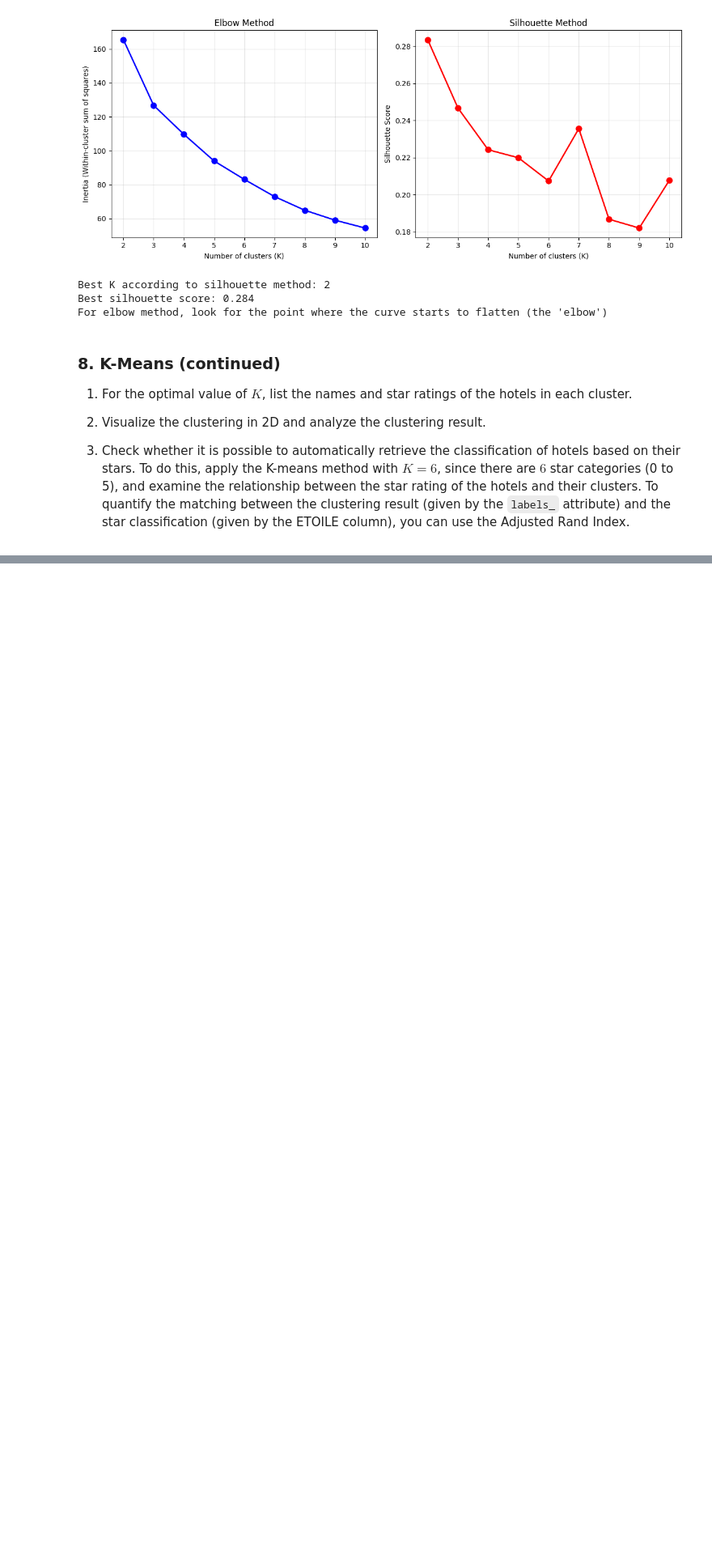
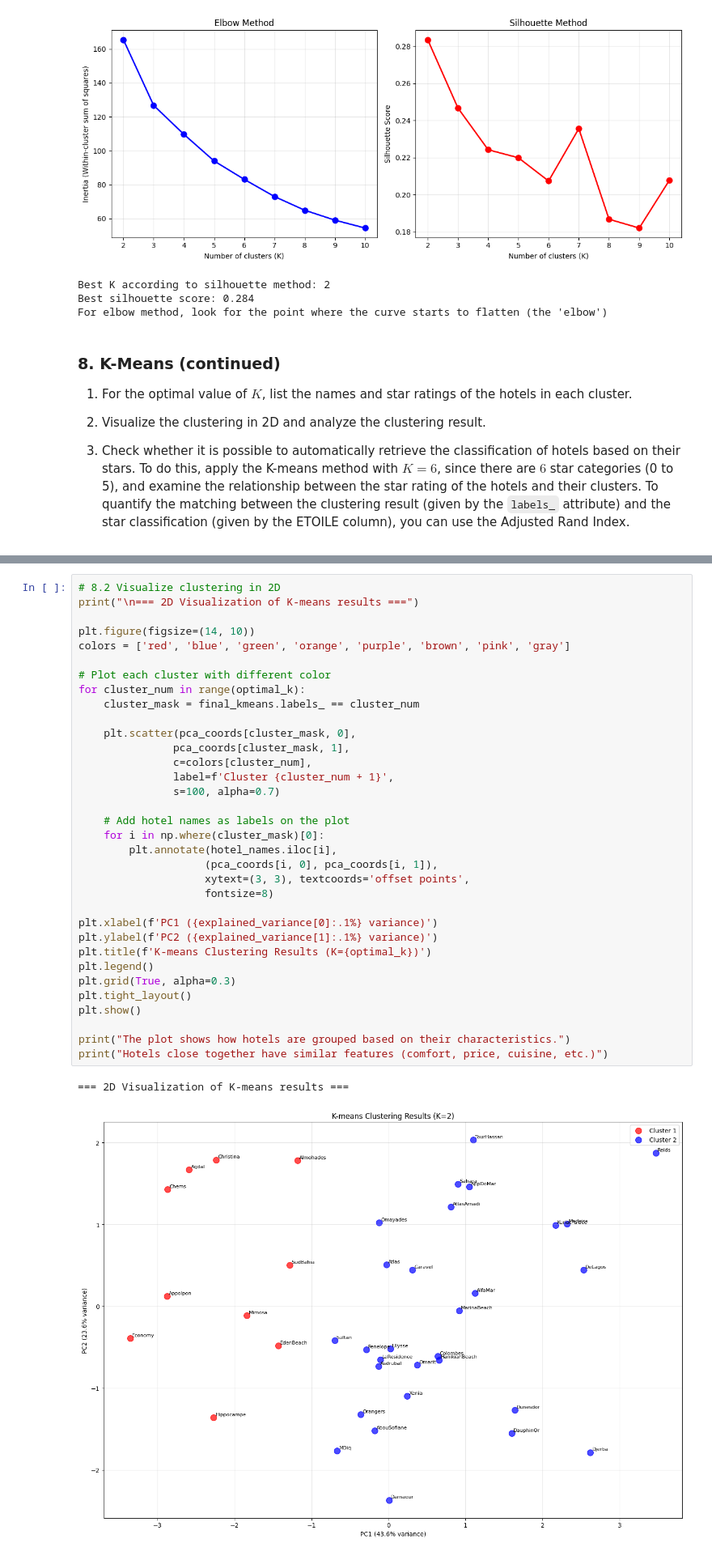
Before and after one commit to jmvilla12/apprentissage-non-supervise, a Jupyter notebook: TP2/TP_clustering_template.ipynb, the cells around one changed output, grey strips where cells are left out. Shown at 81% size. Cells and saved outputs as stored; diff of their text form; blank space fills up the shorter version.

```diff
--- a/TP2/TP_clustering_template.ipynb
+++ b/TP2/TP_clustering_template.ipynb
@@ -514,0 +574,37 @@ For elbow method, look for the point where the curve starts to flatten (the 'elb
+# %%
+# 8.2 Visualize clustering in 2D
+print("\n=== 2D Visualization of K-means results ===")
+
+plt.figure(figsize=(14, 10))
+colors = ['red', 'blue', 'green', 'orange', 'purple', 'brown', 'pink', 'gray']
+
+# Plot each cluster with different color
+for cluster_num in range(optimal_k):
+    cluster_mask = final_kmeans.labels_ == cluster_num
+
+    plt.scatter(pca_coords[cluster_mask, 0],
+               pca_coords[cluster_mask, 1],
+               c=colors[cluster_num],
+               label=f'Cluster {cluster_num + 1}',
+               s=100, alpha=0.7)
+
+    # Add hotel names as labels on the plot
+    for i in np.where(cluster_mask)[0]:
+        plt.annotate(hotel_names.iloc[i],
+                    (pca_coords[i, 0], pca_coords[i, 1]),
+                    xytext=(3, 3), textcoords='offset points',
+                    fontsize=8)
+
+plt.xlabel(f'PC1 ({explained_variance[0]:.1%} variance)')
+plt.ylabel(f'PC2 ({explained_variance[1]:.1%} variance)')
+plt.title(f'K-means Clustering Results (K={optimal_k})')
+plt.legend()
+plt.grid(True, alpha=0.3)
+plt.tight_layout()
+plt.show()
+
+print("The plot shows how hotels are grouped based on their characteristics.")
+print("Hotels close together have similar features (comfort, price, cuisine, etc.)")
+# %% [output]
+=== 2D Visualization of K-means results ===
+[figure, added]
```
Also changed, not shown: parts of 7 cells of this notebook.
